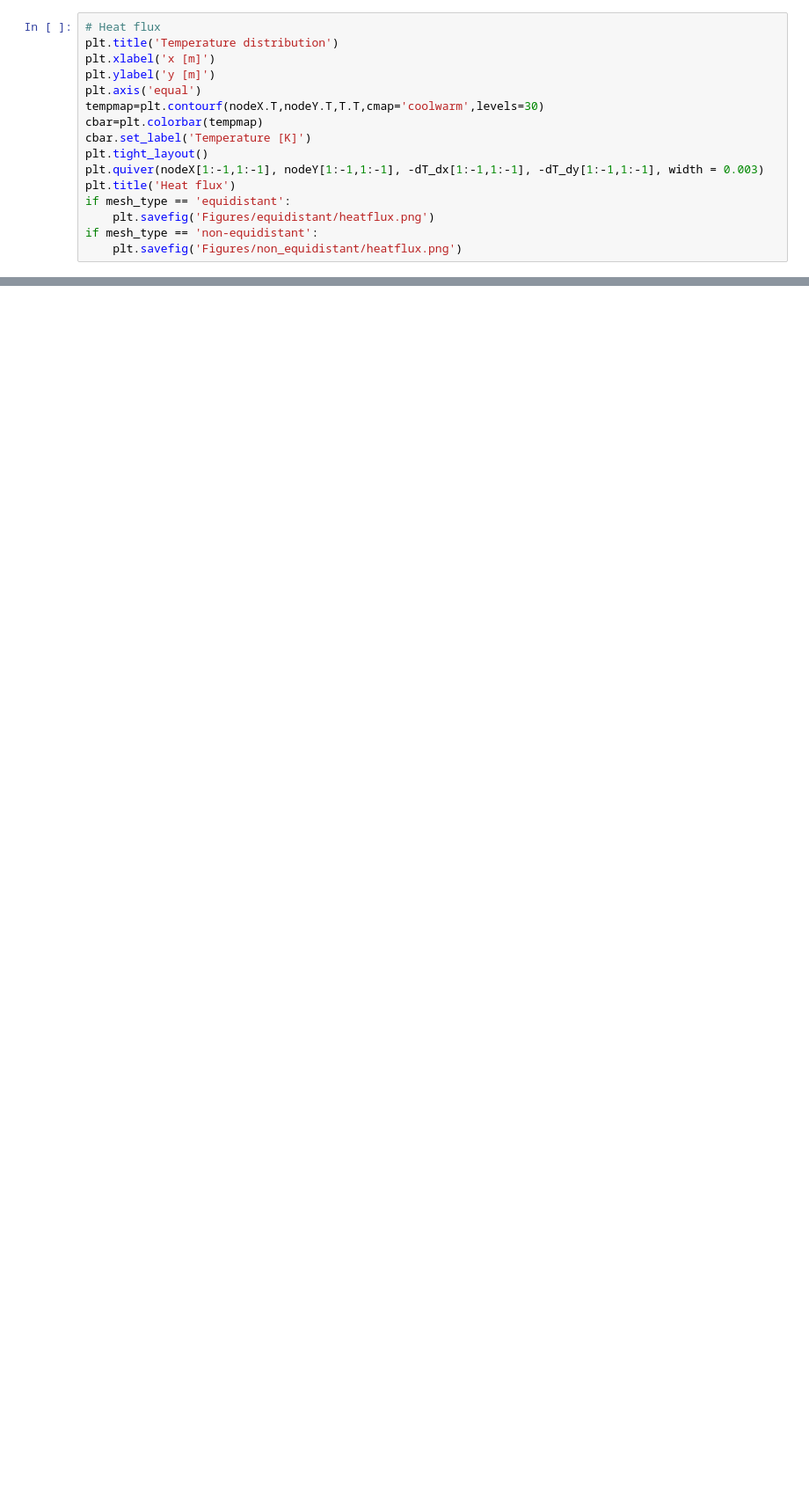
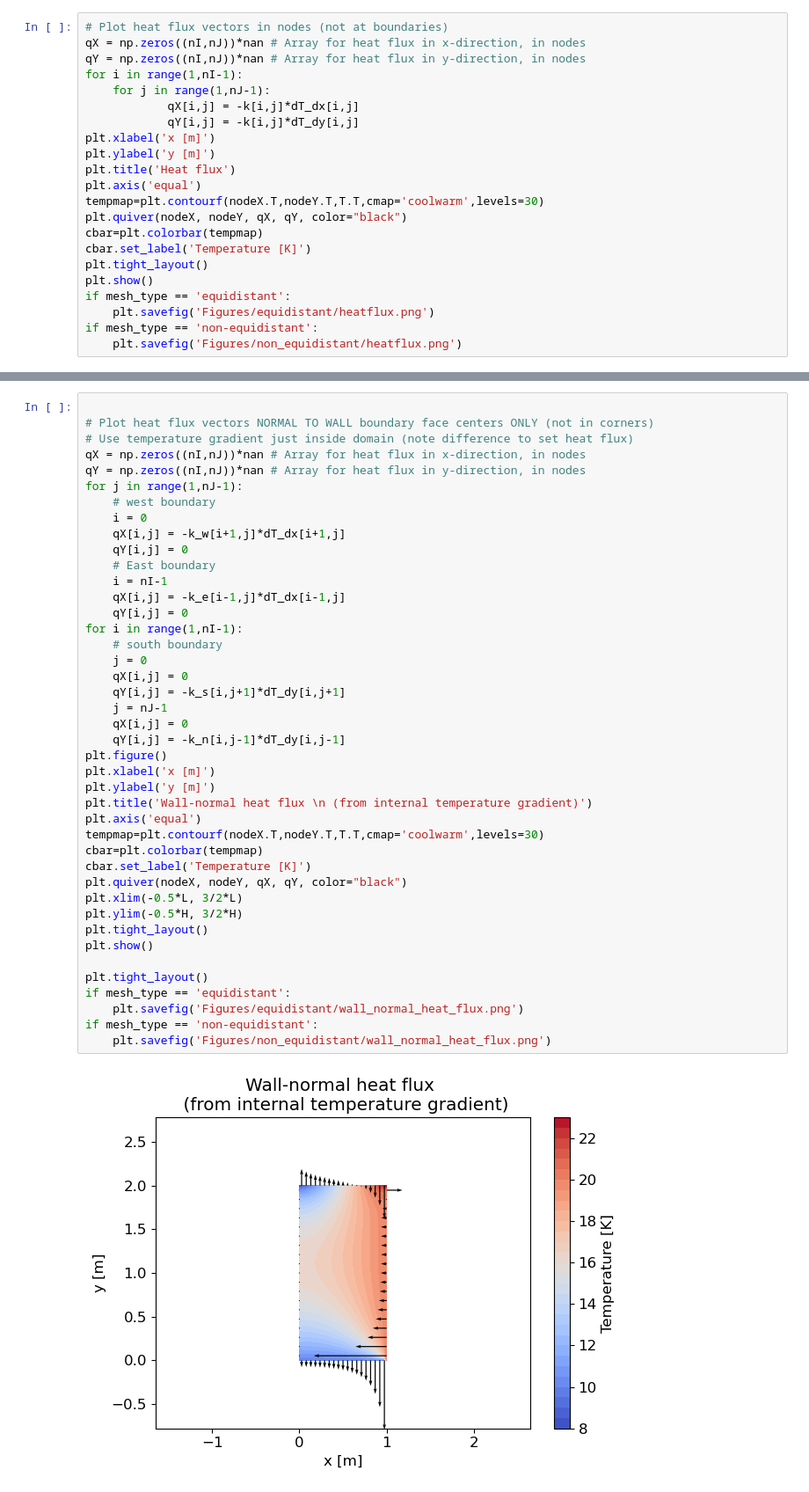
Before and after one commit to John-Carlsson/CFD, a Jupyter notebook: task1/test.ipynb, the cells around one changed output, grey strips where cells are left out. Shown at 88% size. Saved outputs shown, nothing was run; the diff lists cells and outputs as text; blank space fills up the shorter version.

Commit message:
Test file done, just to transfer to the main file now.

```diff
--- a/task1/test.ipynb
+++ b/task1/test.ipynb
@@ -367,15 +468,21 @@ if mesh_type == 'non-equidistant':
 # %%
-# Heat flux
-plt.title('Temperature distribution')
+# Plot heat flux vectors in nodes (not at boundaries)
+qX = np.zeros((nI,nJ))*nan # Array for heat flux in x-direction, in nodes
+qY = np.zeros((nI,nJ))*nan # Array for heat flux in y-direction, in nodes
+for i in range(1,nI-1):
+    for j in range(1,nJ-1):
+            qX[i,j] = -k[i,j]*dT_dx[i,j]
+            qY[i,j] = -k[i,j]*dT_dy[i,j]
 plt.xlabel('x [m]')
 plt.ylabel('y [m]')
+plt.title('Heat flux')
 plt.axis('equal')
 tempmap=plt.contourf(nodeX.T,nodeY.T,T.T,cmap='coolwarm',levels=30)
+plt.quiver(nodeX, nodeY, qX, qY, color="black")
 cbar=plt.colorbar(tempmap)
 cbar.set_label('Temperature [K]')
 plt.tight_layout()
-plt.quiver(nodeX[1:-1,1:-1], nodeY[1:-1,1:-1], -dT_dx[1:-1,1:-1], -dT_dy[1:-1,1:-1], width = 0.003)
-plt.title('Heat flux')
+plt.show()
 if mesh_type == 'equidistant':
     plt.savefig('Figures/equidistant/heatflux.png')
 if mesh_type == 'non-equidistant':
@@ -455,0 +493,44 @@ if mesh_type == 'non-equidistant':
+# %%
+
+# Plot heat flux vectors NORMAL TO WALL boundary face centers ONLY (not in corners)
+# Use temperature gradient just inside domain (note difference to set heat flux)
+qX = np.zeros((nI,nJ))*nan # Array for heat flux in x-direction, in nodes
+qY = np.zeros((nI,nJ))*nan # Array for heat flux in y-direction, in nodes
+for j in range(1,nJ-1):
+    # west boundary
+    i = 0
+    qX[i,j] = -k_w[i+1,j]*dT_dx[i+1,j]
+    qY[i,j] = 0
+    # East boundary
+    i = nI-1
+    qX[i,j] = -k_e[i-1,j]*dT_dx[i-1,j]
+    qY[i,j] = 0
+for i in range(1,nI-1):
+    # south boundary
+    j = 0
+    qX[i,j] = 0
+    qY[i,j] = -k_s[i,j+1]*dT_dy[i,j+1]
+    j = nJ-1
+    qX[i,j] = 0
+    qY[i,j] = -k_n[i,j-1]*dT_dy[i,j-1]
+plt.figure()
+plt.xlabel('x [m]')
+plt.ylabel('y [m]')
+plt.title('Wall-normal heat flux \n (from internal temperature gradient)')
+plt.axis('equal')
+tempmap=plt.contourf(nodeX.T,nodeY.T,T.T,cmap='coolwarm',levels=30)
+cbar=plt.colorbar(tempmap)
+cbar.set_label('Temperature [K]')
+plt.quiver(nodeX, nodeY, qX, qY, color="black")
+plt.xlim(-0.5*L, 3/2*L)
+plt.ylim(-0.5*H, 3/2*H)
+plt.tight_layout()
+plt.show()
+
+plt.tight_layout()
+if mesh_type == 'equidistant':
+    plt.savefig('Figures/equidistant/wall_normal_heat_flux.png')
+if mesh_type == 'non-equidistant':
+    plt.savefig('Figures/non_equidistant/wall_normal_heat_flux.png')
+# %% [output]
+[figure, added]
```
Also changed, not shown: parts of 14 cells of this notebook, 11 other files.
